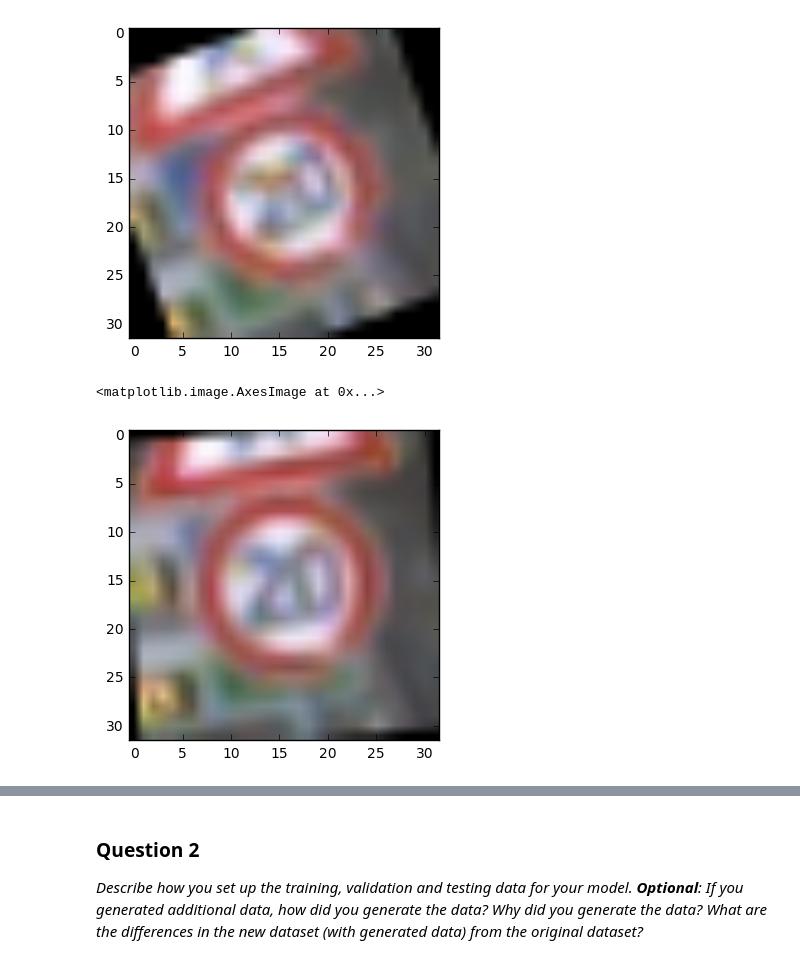
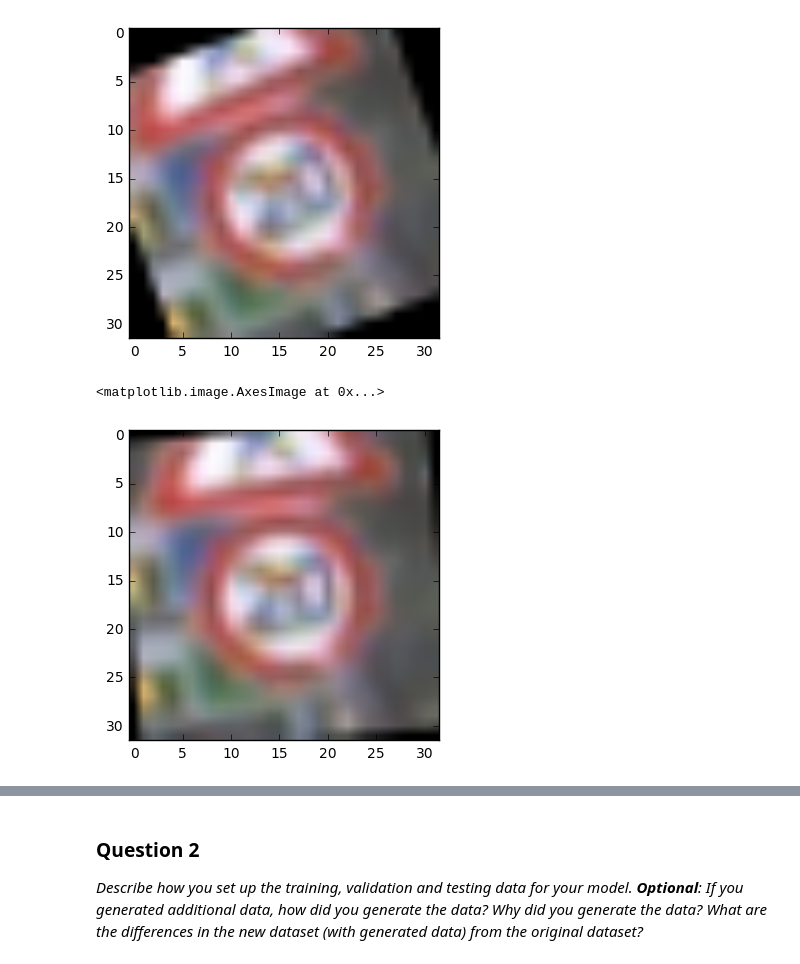
Before and after one commit to hristo-vrigazov/traffic-signs, a Jupyter notebook: Traffic_Sign_Classifier.ipynb, the cells around one changed output, grey strips where cells are left out. Cells and saved outputs as stored; diff of their text form; code cells hidden in the pictures.

```diff
--- a/Traffic_Sign_Classifier.ipynb
+++ b/Traffic_Sign_Classifier.ipynb
@@ -110,0 +111,9 @@ The dataset does not have enough data for some classes, but more will be added w
+# %%
+counts = np.bincount(y_train)
+classes_with_less_examples = []
+
+for i in range(len(counts)):
+    if counts[i] < 500:
+        classes_with_less_examples.append(i)
+
+print(classes_with_less_examples)
@@ -168,25 +179,18 @@ plt.imshow(slightly_rotated)
 # %% [output]
 <matplotlib.image.AxesImage at 0x...>
 [figure]
-# %%
-train_shape = X_train.shape
-
-X_train_new = np.zeros((train_shape[0] * 3, train_shape[1], train_shape[2], train_shape[3]))
-y_train_new = np.zeros(train_shape[0] * 3)
-
-for i in range(len(X_train)):
-    X_train_new[i] = X_train[i]
-    y_train_new[i] = y_train[i]
-
-for i in range(len(X_train)):
-    X_train_new[train_shape[0] + i] = imutils.rotate(X_train[i], 5)
-    y_train_new[train_shape[0] + i] = y_train[i]
-
-for i in range(len(X_train)):
-    X_train_new[train_shape[0]*2 + i] = imutils.translate(X_train[i], 3, 0)
-    y_train_new[train_shape[0]*2 + i] = y_train[i]
-
-plt.imshow(X_train_new[train_shape[0]*1 + 3])
-# %% [output]
-<matplotlib.image.AxesImage at 0x...>
-[figure, removed]
+# %%
+def get_rotated(X_train, y_train, rotation_angle=5):
+    X_train_rotated = np.zeros_like(X_train)
+    y_train_rotated = np.zeros_like(y_train)
+    for i in range(len(X_train)):
+        X_train_rotated[i] = imutils.rotate(X_train[i], rotation_angle)
+        y_train_rotated[i] = y_train[i]
+    return X_train_rotated, y_train_rotated
+# %%
+X_train_new, y_train_new = get_rotated(X_train, y_train)
+# %%
+plt.imshow(X_train_new[0])
+# %% [output]
+<matplotlib.image.AxesImage at 0x...>
+[figure, added]
```
Also changed, not shown: parts of 15 cells of this notebook, 1 other file.
